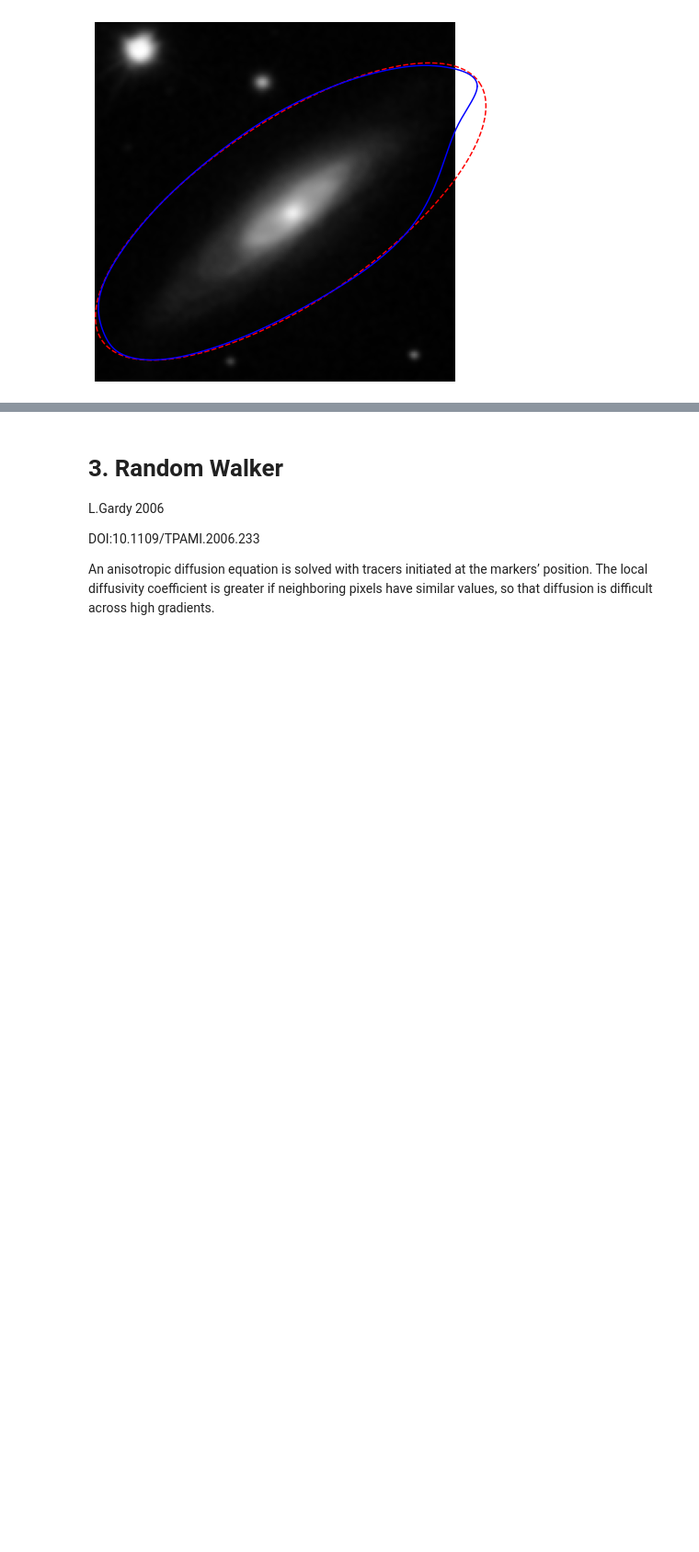
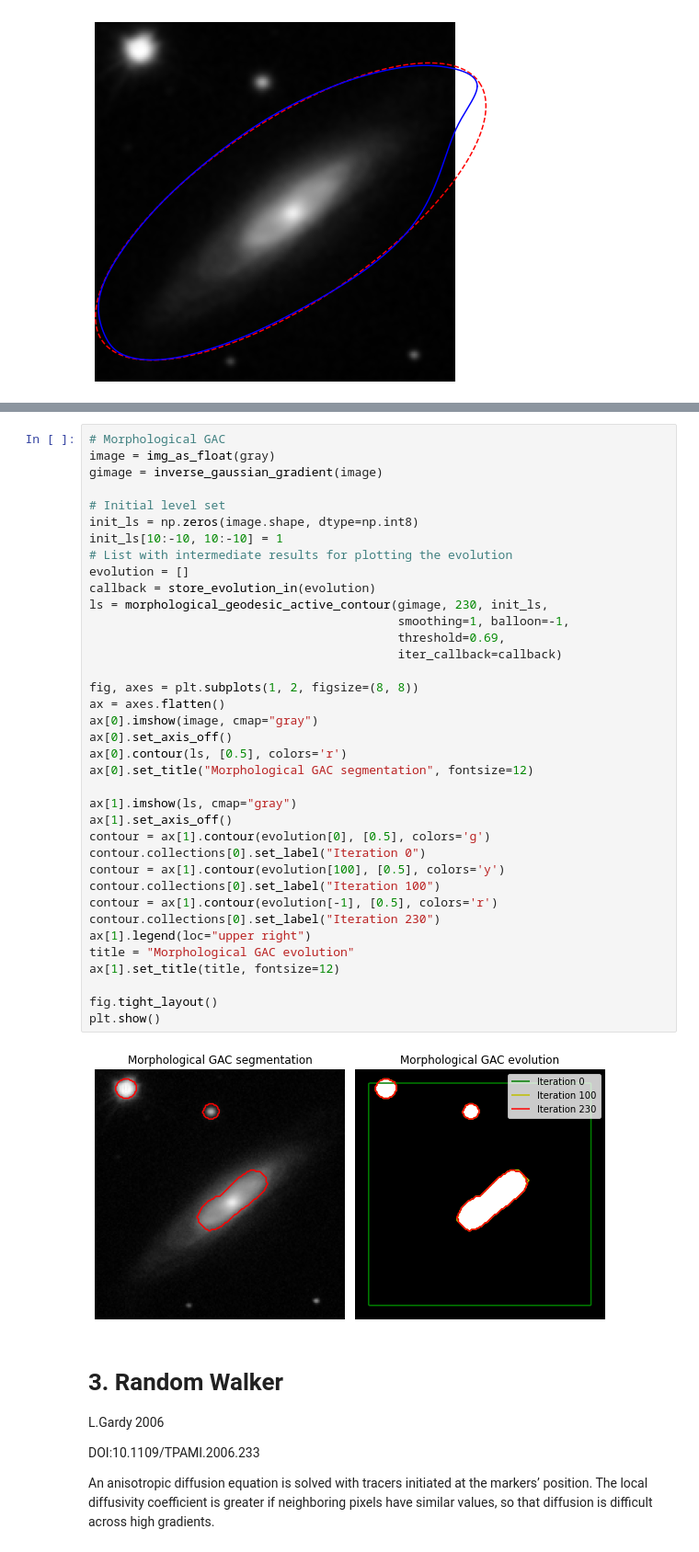
Before and after one commit to Hoseung/astroBF, a Jupyter notebook: notebooks/Galaxy test case.ipynb, the cells around one changed output, grey strips where cells are left out. Shown at 92% size. Drawn from its saved outputs; the diff is of its cells as text; blank space fills up the shorter version.

```diff
--- a/notebooks/Galaxy test case.ipynb
+++ b/notebooks/Galaxy test case.ipynb
@@ -319,3 +322,42 @@ plt.show()
+# %%
+# Morphological GAC
+image = img_as_float(gray)
+gimage = inverse_gaussian_gradient(image)
+
+# Initial level set
+init_ls = np.zeros(image.shape, dtype=np.int8)
+init_ls[10:-10, 10:-10] = 1
+# List with intermediate results for plotting the evolution
+evolution = []
+callback = store_evolution_in(evolution)
+ls = morphological_geodesic_active_contour(gimage, 230, init_ls,
+                                           smoothing=1, balloon=-1,
+                                           threshold=0.69,
+                                           iter_callback=callback)
+
+fig, axes = plt.subplots(1, 2, figsize=(8, 8))
+ax = axes.flatten()
+ax[0].imshow(image, cmap="gray")
+ax[0].set_axis_off()
+ax[0].contour(ls, [0.5], colors='r')
+ax[0].set_title("Morphological GAC segmentation", fontsize=12)
+
+ax[1].imshow(ls, cmap="gray")
+ax[1].set_axis_off()
+contour = ax[1].contour(evolution[0], [0.5], colors='g')
+contour.collections[0].set_label("Iteration 0")
+contour = ax[1].contour(evolution[100], [0.5], colors='y')
+contour.collections[0].set_label("Iteration 100")
+contour = ax[1].contour(evolution[-1], [0.5], colors='r')
+contour.collections[0].set_label("Iteration 230")
+ax[1].legend(loc="upper right")
+title = "Morphological GAC evolution"
+ax[1].set_title(title, fontsize=12)
+
+fig.tight_layout()
+plt.show()
+# %% [output]
+[figure, added]
 # %% [markdown]
 # 3. Random Walker
 L.Gardy 2006
```
Also changed, not shown: parts of 27 cells of this notebook.
